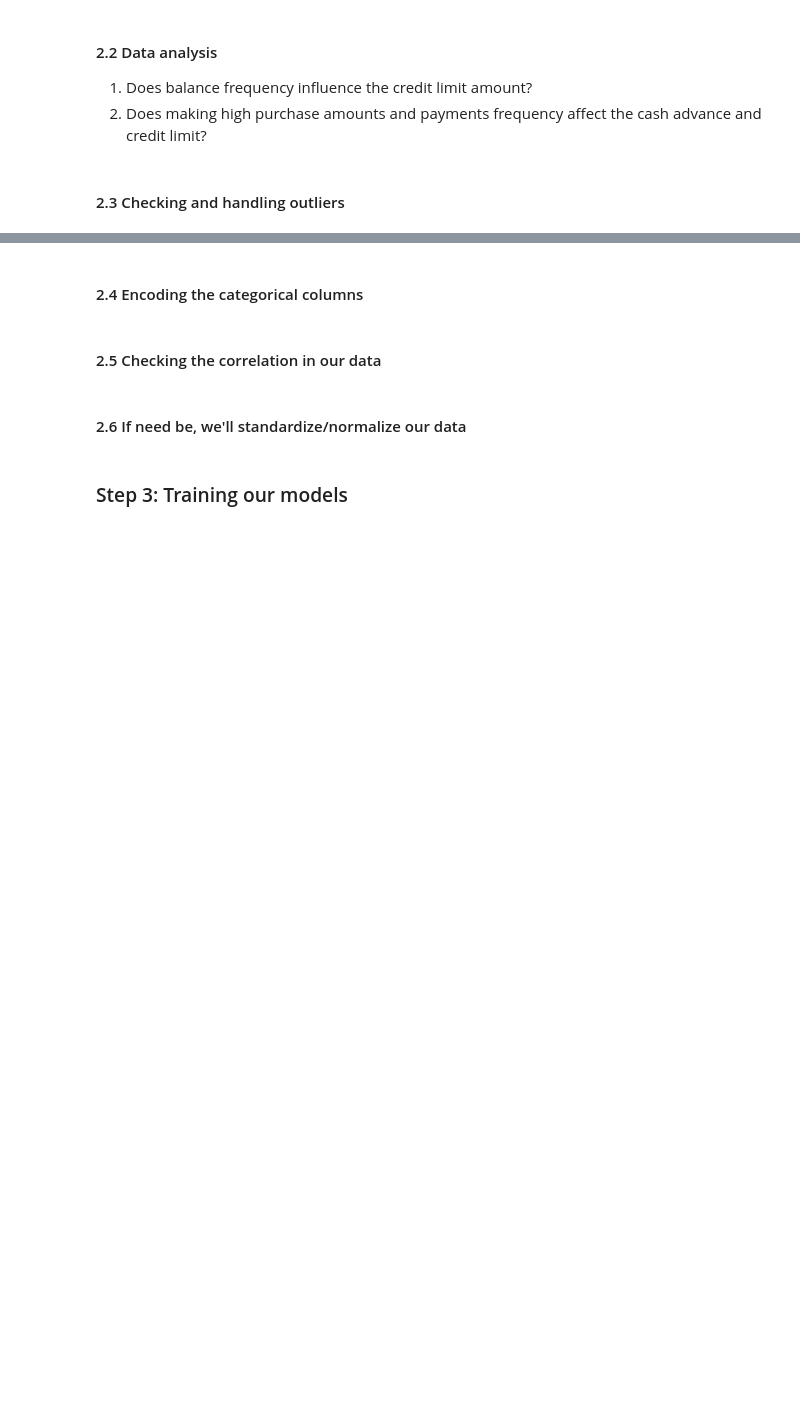
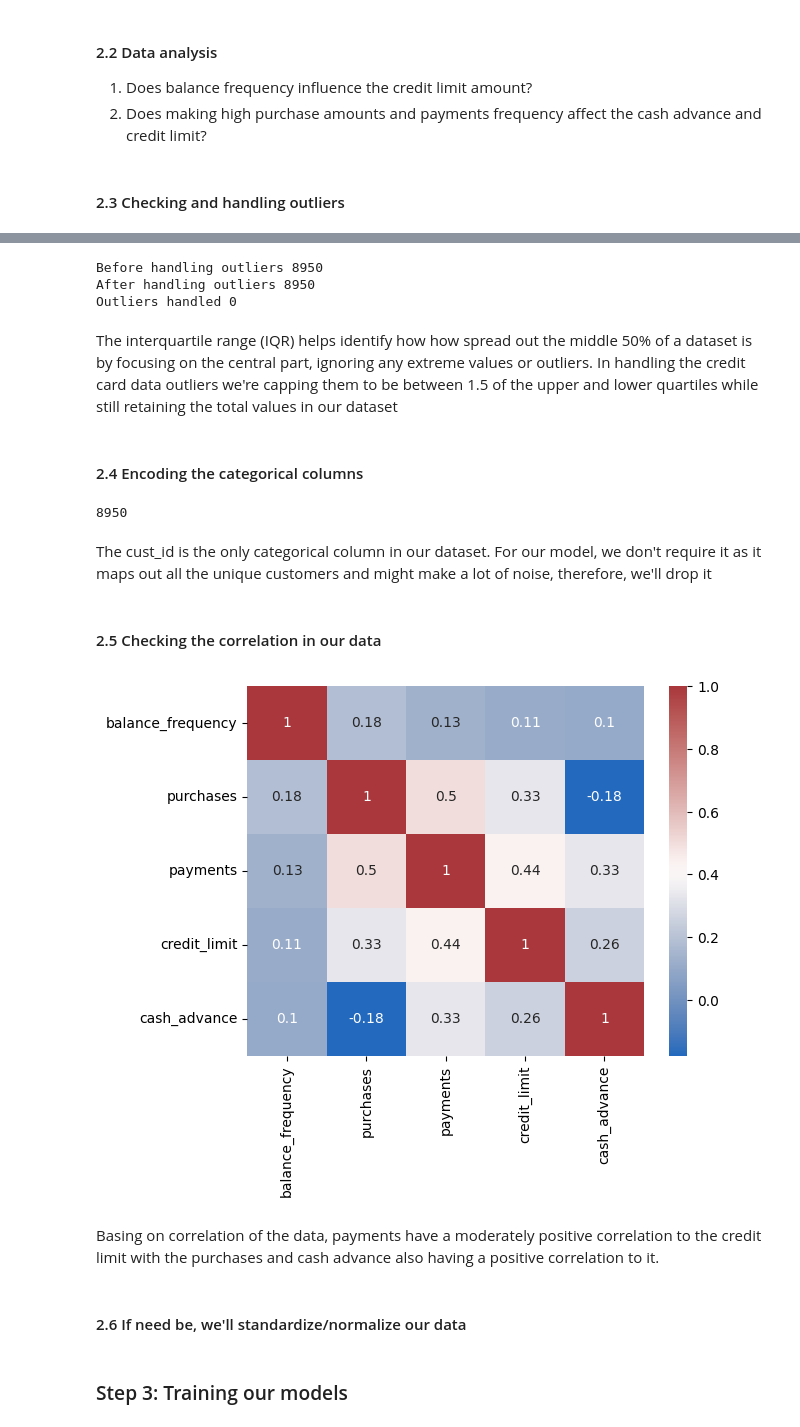
Before and after one commit to normanmunge/credit-card-clustering, a Jupyter notebook: credit-card-clustering.ipynb, the cells around one changed output, grey strips where cells are left out. Cells and saved outputs as stored; diff of their text form; code cells hidden in the pictures; blank space fills up the shorter version.

```diff
--- a/credit-card-clustering.ipynb
+++ b/credit-card-clustering.ipynb
@@ -124,7 +154,32 @@ np.int64(0)
+# %%
+print('Before handling outliers', len(df))
+print('After handling outliers', len(new_df))
+print('Outliers handled', len(df) - len(new_df))
+# %% [output]
+Before handling outliers 8950
+After handling outliers 8950
+Outliers handled 0
+# %% [markdown]
+The interquartile range (IQR) helps identify how how spread out the middle 50% of a dataset is by focusing on the central part, ignoring any extreme values or outliers. In handling the credit card data outliers we're capping them to be between 1.5 of the upper and lower quartiles while still retaining the total values in our dataset
 # %% [markdown]
 #### 2.4 Encoding the categorical columns
+# %%
+new_df.cust_id.nunique()
+# %% [output]
+8950
+# %% [markdown]
+The cust_id is the only categorical column in our dataset. For our model, we don't require it as it maps out all the unique customers and might make a lot of noise, therefore, we'll drop it
+# %%
+new_df = new_df.drop('cust_id', axis=1)
 # %% [markdown]
 #### 2.5 Checking the correlation in our data
+# %%
+sns.heatmap(data = new_df.corr(), annot=True, cmap='vlag')
+plt.show()
+# %% [output]
+[figure, added]
+# %% [markdown]
+Basing on correlation of the data, payments have a moderately positive correlation to the credit limit with the purchases and cash advance also having a positive correlation to it.
 # %% [markdown]
 #### 2.6 If need be, we'll standardize/normalize our data
 # %% [markdown]
```
Also changed, not shown: parts of 6 cells of this notebook.
